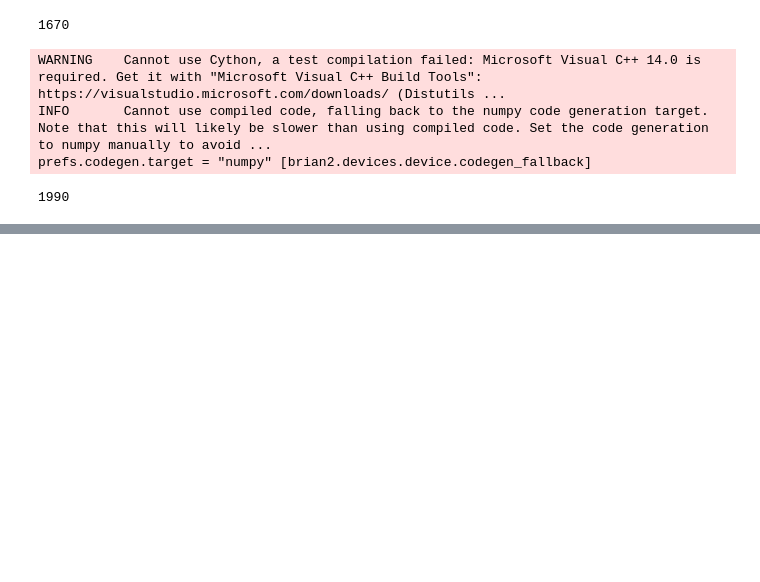
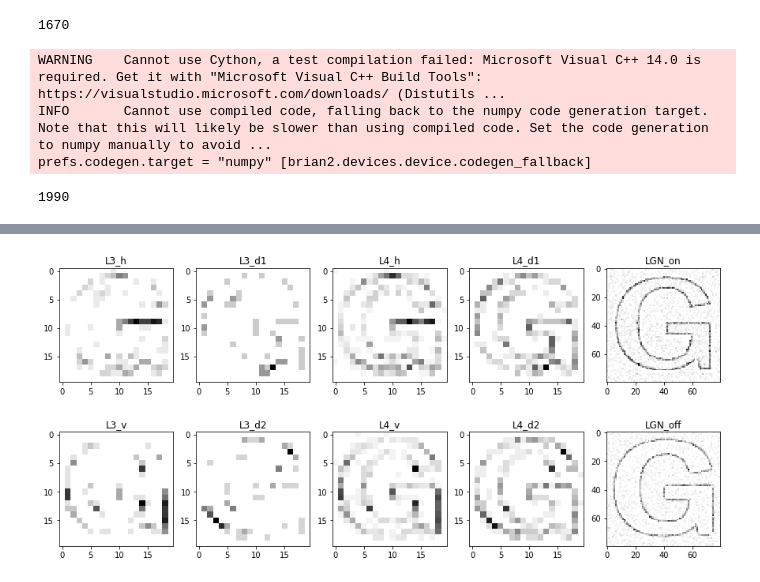
Before and after one commit to LSampath/v1-contour-integration, a Jupyter notebook: orientation_V1.ipynb, the cells around one changed output, grey strips where cells are left out. Cells and saved outputs as stored; diff of their text form; code cells hidden in the pictures; blank space fills up the shorter version.

```diff
--- a/orientation_V1.ipynb
+++ b/orientation_V1.ipynb
@@ -283,7 +256,7 @@ neuron_neuron_conn = [
     ['L3_L2', (n_L3, n_L2), 'L3_L2.npy', 'L3', 'L2', 'e', True],
     ['L2_L3', (n_L2, n_L3), 'L2_L3.npy', 'L2', 'L3', 'i', False],
 
-    ['L3_L4', (n_L3, n_L4), 'L3_L4.npy', 'L3', 'L4', 'e', False],
+    ['L3_L4', (n_L3, n_L4), 'L3_L4.npy', 'L3', 'L4', 'e', False]
 ]
 
 
@@ -428,2 +394,49 @@ S - spike count 96
 # %%
 # save_connections()
+# %%
+c_shape = (c_length, c_length, orientations)
+r_shape = (r_length, r_length)
+fig, axarr = subplots(2,5, figsize = (15, 7))
+
+data = np.copy(spike_monitors['L3'].count).reshape(c_shape).transpose()[h_index].transpose()
+axarr[0,0].imshow(data, vmin = 0, cmap = cmap.get_cmap('binary'))
+axarr[0,0].title.set_text('L3_h')
+
+data = np.copy(spike_monitors['L3'].count).reshape(c_shape).transpose()[v_index].transpose()
+axarr[1,0].imshow(data, vmin = 0, cmap = cmap.get_cmap('binary'))
+axarr[1,0].title.set_text('L3_v')
+
+data = np.copy(spike_monitors['L3'].count).reshape(c_shape).transpose()[d1_index].transpose()
+axarr[0,1].imshow(data, vmin = 0, cmap = cmap.get_cmap('binary'))
+axarr[0,1].title.set_text('L3_d1')
+
+data = np.copy(spike_monitors['L3'].count).reshape(c_shape).transpose()[d2_index].transpose()
+axarr[1,1].imshow(data, vmin = 0, cmap = cmap.get_cmap('binary'))
+axarr[1,1].title.set_text('L3_d2')
+
+
+data = np.copy(spike_monitors['L4'].count).reshape(c_shape).transpose()[h_index].transpose()
+axarr[0,2].imshow(data, vmin = 0, cmap = cmap.get_cmap('binary'))
+axarr[0,2].title.set_text('L4_h')
+
+data = np.copy(spike_monitors['L4'].count).reshape(c_shape).transpose()[v_index].transpose()
+axarr[1,2].imshow(data, vmin = 0, cmap = cmap.get_cmap('binary'))
+axarr[1,2].title.set_text('L4_v')
+
+data = np.copy(spike_monitors['L4'].count).reshape(c_shape).transpose()[d1_index].transpose()
+axarr[0,3].imshow(data, vmin = 0, cmap = cmap.get_cmap('binary'))
+axarr[0,3].title.set_text('L4_d1')
+
+data = np.copy(spike_monitors['L4'].count).reshape(c_shape).transpose()[d2_index].transpose()
+axarr[1,3].imshow(data, vmin = 0, cmap = cmap.get_cmap('binary'))
+axarr[1,3].title.set_text('L4_d2')
+
+data = np.copy(spike_monitors['LGN_on'].count).reshape(r_shape)
+axarr[0,4].imshow(data, vmin = 0, cmap = cmap.get_cmap('binary'))
+axarr[0,4].title.set_text('LGN_on')
+
+data = np.copy(spike_monitors['LGN_off'].count).reshape(r_shape)
+axarr[1,4].imshow(data, vmin = 0, cmap = cmap.get_cmap('binary'))
+axarr[1,4].title.set_text('LGN_off')
+# %% [output]
+[figure, added]
```
Also changed, not shown: parts of 14 cells of this notebook, 1 other file.
